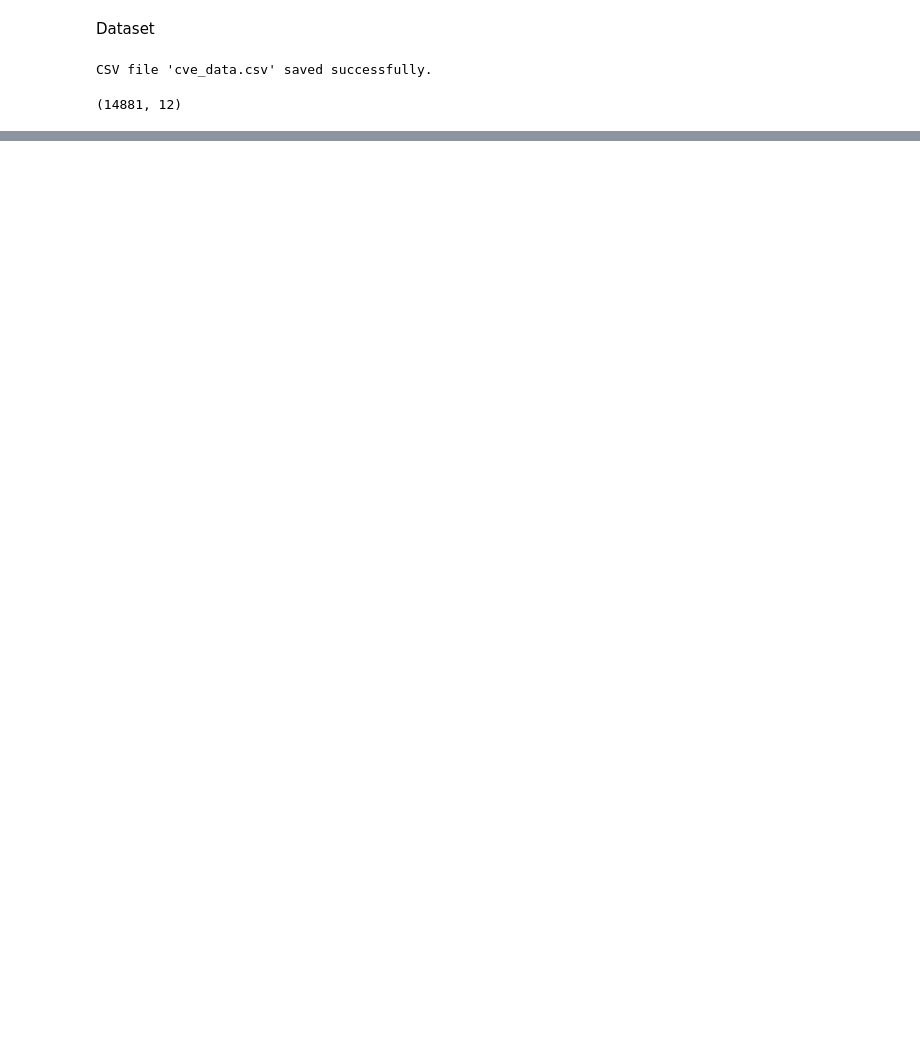
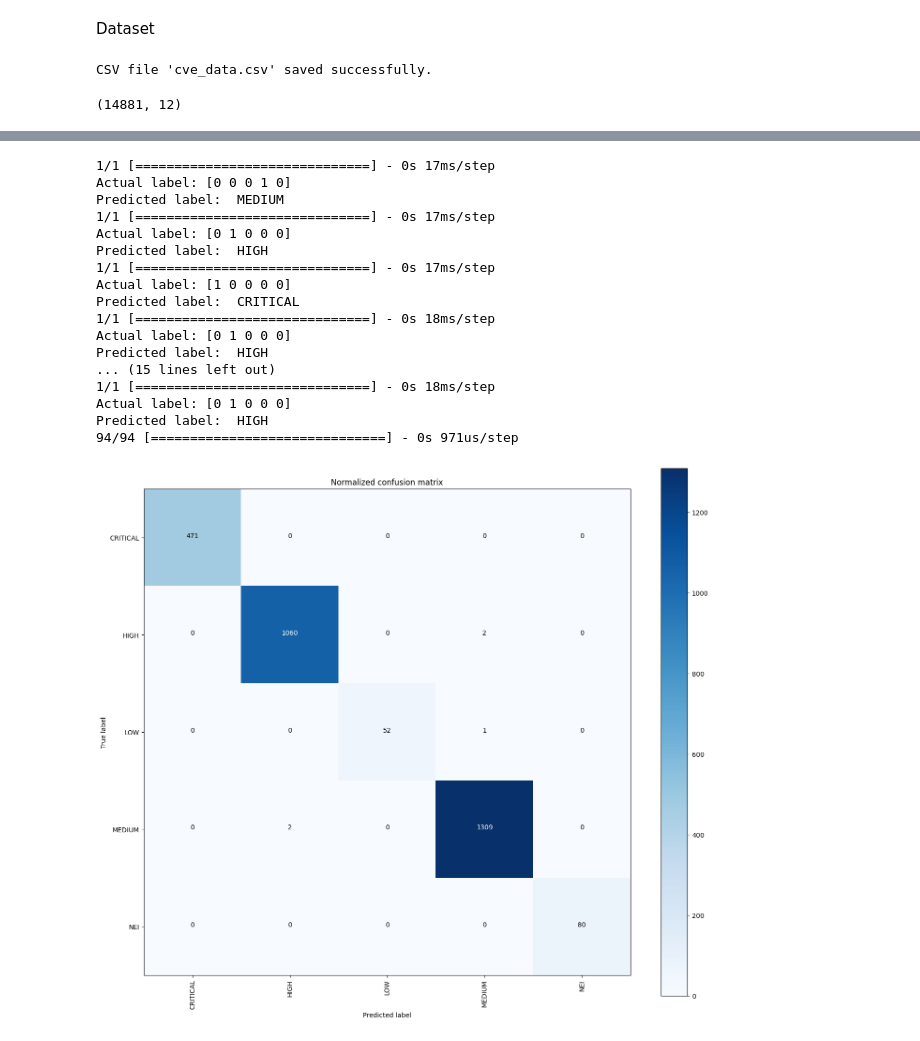
Before and after one commit to Witnull/model_C, a Jupyter notebook: TeamQ_C.ipynb, the cells around one changed output, grey strips where cells are left out. Cells and saved outputs as stored; diff of their text form; code cells hidden in the pictures; blank space fills up the shorter version.

```diff
--- a/TeamQ_C.ipynb
+++ b/TeamQ_C.ipynb
@@ -176,0 +198,63 @@ R-squared (R2) Score: 0.9999957617979658
+# %%
+import matplotlib.pyplot as plt
+import itertools
+from sklearn.metrics import confusion_matrix
+text_labels = encoder.classes_
+
+for i in range(10):
+    prediction = model.predict(np.array([X_test[i]]))
+    predicted_label = text_labels[np.argmax(prediction[0])]
+    #print(test_files_names.iloc[i])
+    print('Actual label:' , y_test[i])
+    print("Predicted label: " , predicted_label)
+
+def plot_confusion_matrix(cm, classes,
+                          title='Confusion matrix',
+                          cmap=plt.cm.Blues):
+    plt.imshow(cm, interpolation='nearest', cmap=cmap)
+    plt.title(title)
+    plt.colorbar()
+    tick_marks = np.arange(len(classes))
+    plt.xticks(tick_marks, classes, rotation=90)
+    plt.yticks(tick_marks, classes)
+    fmt = 'd'
+    thresh = cm.max() / 2.
+    for i, j in itertools.product(range(cm.shape[0]), range(cm.shape[1])):
+        plt.text(j, i, format(cm[i, j], fmt),
+                 horizontalalignment="center",
+                 color="white" if cm[i, j] > thresh else "black")
+    plt.tight_layout()
+    plt.ylabel('True label')
+    plt.xlabel('Predicted label')
+
+
+y_pred = model.predict(X_test);
+cnf_matrix = confusion_matrix(np.argmax(y_test, axis=1), np.argmax(y_pred, axis=1))
+
+# Plot normalized confusion matrix
+fig = plt.figure()
+fig.set_size_inches(14, 12, forward=True)
+#fig.align_labels()
+
+# fig.subplots_adjust(left=0.0, right=1.0, bottom=0.0, top=1.0)
+plot_confusion_matrix(cnf_matrix, classes=np.asarray(encoder.classes_),
+                      title='Normalized confusion matrix')
+# %% [output]
+1/1 [==============================] - 0s 17ms/step
+Actual label: [0 0 0 1 0]
+Predicted label:  MEDIUM
+1/1 [==============================] - 0s 17ms/step
+Actual label: [0 1 0 0 0]
+Predicted label:  HIGH
+1/1 [==============================] - 0s 17ms/step
+Actual label: [1 0 0 0 0]
+Predicted label:  CRITICAL
+1/1 [==============================] - 0s 18ms/step
+Actual label: [0 1 0 0 0]
+Predicted label:  HIGH
+... (15 lines left out)
+1/1 [==============================] - 0s 18ms/step
+Actual label: [0 1 0 0 0]
+Predicted label:  HIGH
+94/94 [==============================] - 0s 971us/step
+[figure, added]
```
Also changed, not shown: parts of 10 cells of this notebook, 1 other file.
